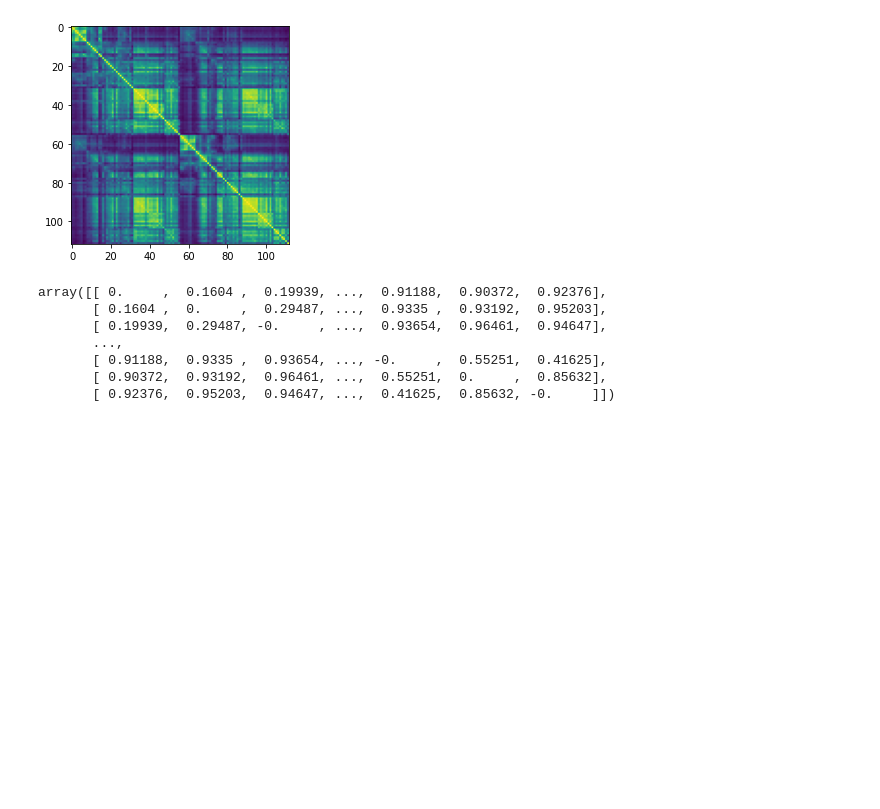
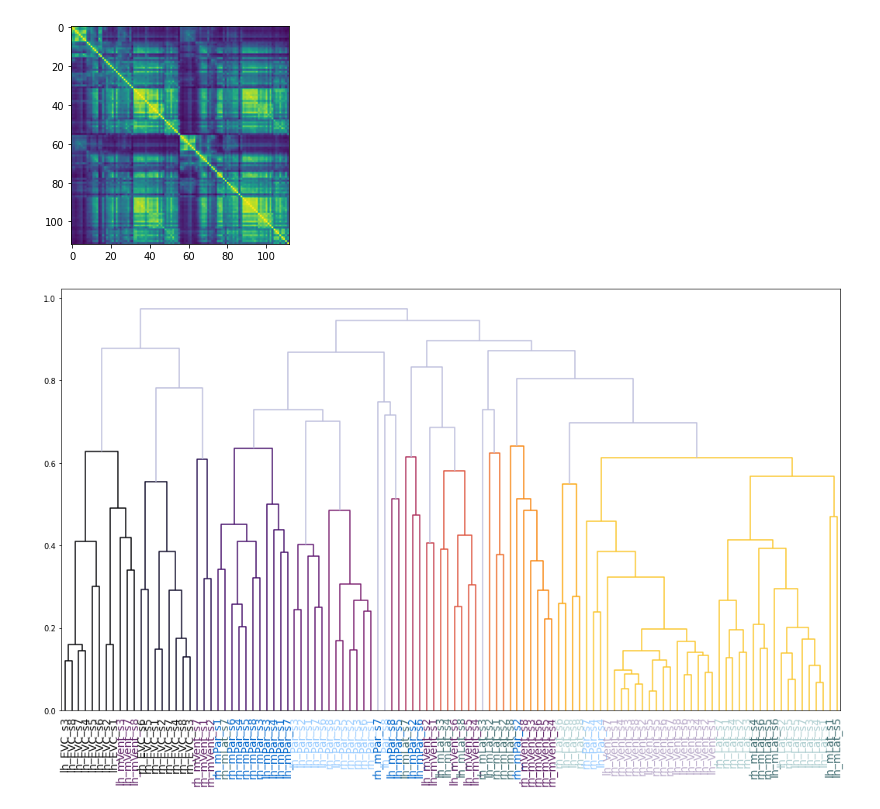
Before and after one commit to dawnfinzi/streams, a Jupyter notebook: notebooks/Mega^2_matrix_hierarchical_clustering.ipynb, the cells around one changed output. Drawn from its saved outputs; the diff is of its cells as text; code cells hidden in the pictures; blank space fills up the shorter version.

Commit message:
color labels according to roi

```diff
--- a/notebooks/Mega^2_matrix_hierarchical_clustering.ipynb
+++ b/notebooks/Mega^2_matrix_hierarchical_clustering.ipynb
@@ -98,8 +92,3 @@ plt.imshow(mega_mega_matrix[0]) #just checking
 mega_mega_matrix[0].shape
 # %% [output]
 (112, 112)
-# %%
-j=10
-i=10
-avg = np.mean((mega_mega_matrix[0][j][i],mega_mega_matrix[0][i][j]))
-print(avg)
@@ -119,16 +106,6 @@ plt.imshow(sym_m2) #just checking
 # %% [output]
 <matplotlib.image.AxesImage at 0x...>
 [figure]
-# %%
-np.around(1-sym_m2,decimals=5)
-# %% [output]
-array([[ 0.     ,  0.1604 ,  0.19939, ...,  0.91188,  0.90372,  0.92376],
-       [ 0.1604 ,  0.     ,  0.29487, ...,  0.9335 ,  0.93192,  0.95203],
-       [ 0.19939,  0.29487, -0.     , ...,  0.93654,  0.96461,  0.94647],
-       ...,
-       [ 0.91188,  0.9335 ,  0.93654, ..., -0.     ,  0.55251,  0.41625],
-       [ 0.90372,  0.93192,  0.96461, ...,  0.55251,  0.     ,  0.85632],
-       [ 0.92376,  0.95203,  0.94647, ...,  0.41625,  0.85632, -0.     ]])
 # %%
 dists_m2 = squareform(np.around(1-sym_m2,decimals=5))
 linkage_matrix_m2 = linkage(dists_m2, "complete", optimal_ordering=True)
@@ -137,14 +114,41 @@ ls_lh = ['lh_' + label for label in ls]
 ls_rh = ['rh_' + label for label in ls]
 ls_m2 = ls_lh + ls_rh
 # %%
+cs = ['#0f0f0f' , '#622569', '#416d71', '#0066cc', '#b8a9c9' ,'#aeced0', '#99ccff']
+
 plt.figure(figsize=(18,10))
 cmap = plt.cm.inferno(np.linspace(0, 1, 16))
 set_link_color_palette([mpl.colors.rgb2hex(rgb[:3]) for rgb in cmap])
 
 dn = dendrogram(linkage_matrix_m2, labels = ls_m2,
                 above_threshold_color='#bcbddc',
                 leaf_rotation=90.,
                 leaf_font_size=14.,
                 distance_sort = True)
 
+
+# Apply the right color to each label
+ax = plt.gca()
+xlbls = ax.get_xmajorticklabels()
+
+num=-1
+for lbl in xlbls:
+    num+=1
+    if 'EVC' in lbl.get_text():
+        lbl.set_color(cs[0])
+    elif 'mVent' in lbl.get_text():
+        lbl.set_color(cs[1])
+    elif 'mLat' in lbl.get_text():
+        lbl.set_color(cs[2])
+    elif 'mPar' in lbl.get_text():
+        lbl.set_color(cs[3])
+    elif 'Vent' in lbl.get_text():
+        lbl.set_color(cs[4])
+    elif 'Lat' in lbl.get_text():
+        lbl.set_color(cs[5])
+    elif 'Par' in lbl.get_text():
+        lbl.set_color(cs[6])
+
 plt.savefig('../../../results/figures/m2_dendrogram.png')
+# %% [output]
+[figure, added]
```
Also changed, not shown: parts of 6 cells of this notebook.
